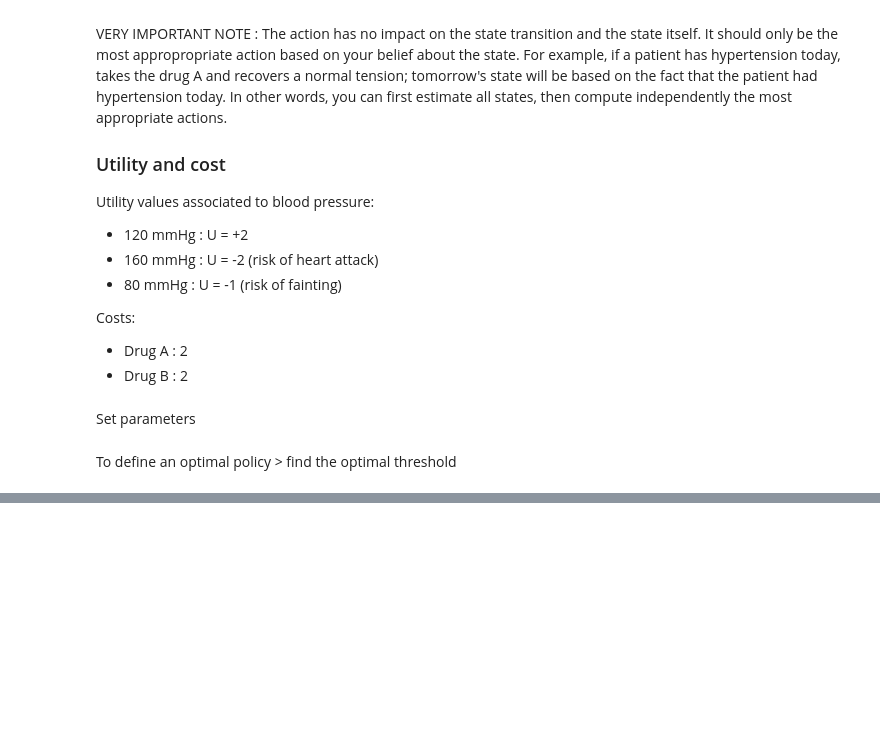
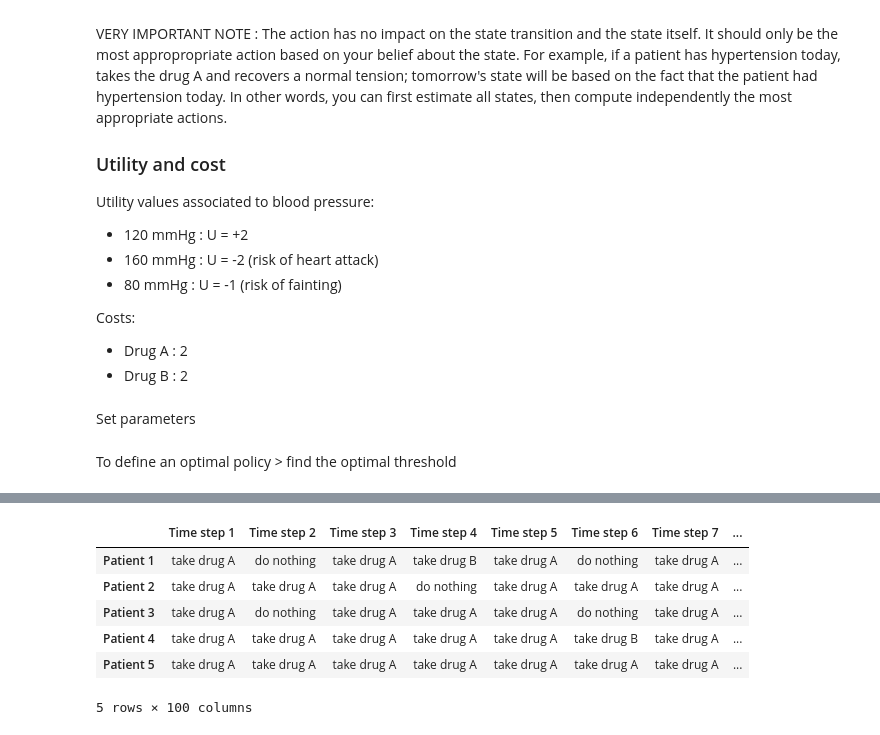
Before and after one commit to GabiYuri/trabalhos-de-ouro, a Jupyter notebook: Project 2 LGBIO/LGBIO2060_Project2.ipynb, the cells around one changed output, grey strips where cells are left out. Drawn from its saved outputs; the diff is of its cells as text; code cells hidden in the pictures; blank space fills up the shorter version.

```diff
--- a/Project 2 LGBIO/LGBIO2060_Project2.ipynb
+++ b/Project 2 LGBIO/LGBIO2060_Project2.ipynb
@@ -493,0 +523,10 @@ Patient 5: 2.0
+# %%
+display_actions(effects_op)
+# %% [output]
+|  | Time step 1 | Time step 2 | Time step 3 | Time step 4 | Time step 5 | Time step 6 | Time step 7 | ... |
+| Patient 1 | take drug A | do nothing | take drug A | take drug B | take drug A | do nothing | take drug A | ... |
+| Patient 2 | take drug A | take drug A | take drug A | do nothing | take drug A | take drug A | take drug A | ... |
+| Patient 3 | take drug A | do nothing | take drug A | take drug A | take drug A | do nothing | take drug A | ... |
+| Patient 4 | take drug A | take drug A | take drug A | take drug A | take drug A | take drug B | take drug A | ... |
+| Patient 5 | take drug A | take drug A | take drug A | take drug A | take drug A | take drug A | take drug A | ... |
+5 rows × 100 columns
```
Also changed, not shown: parts of 7 cells of this notebook.
